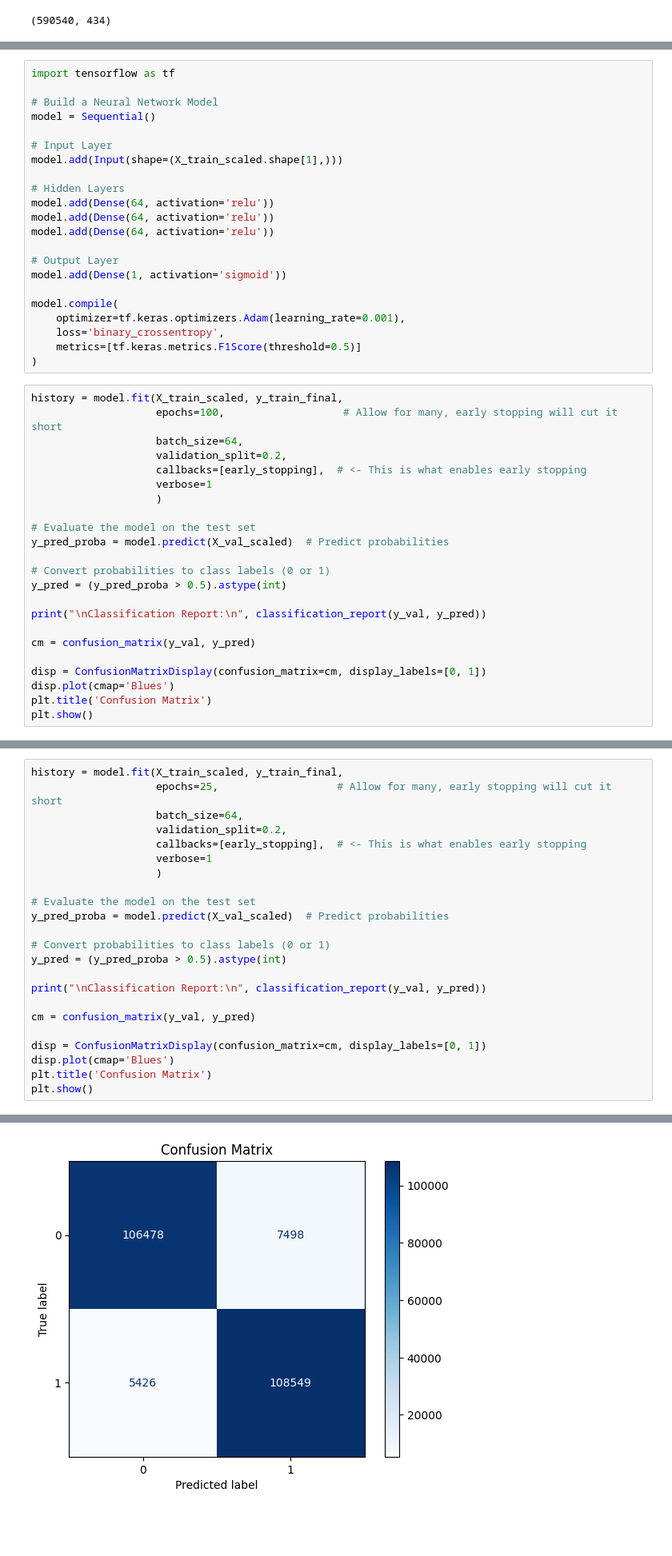
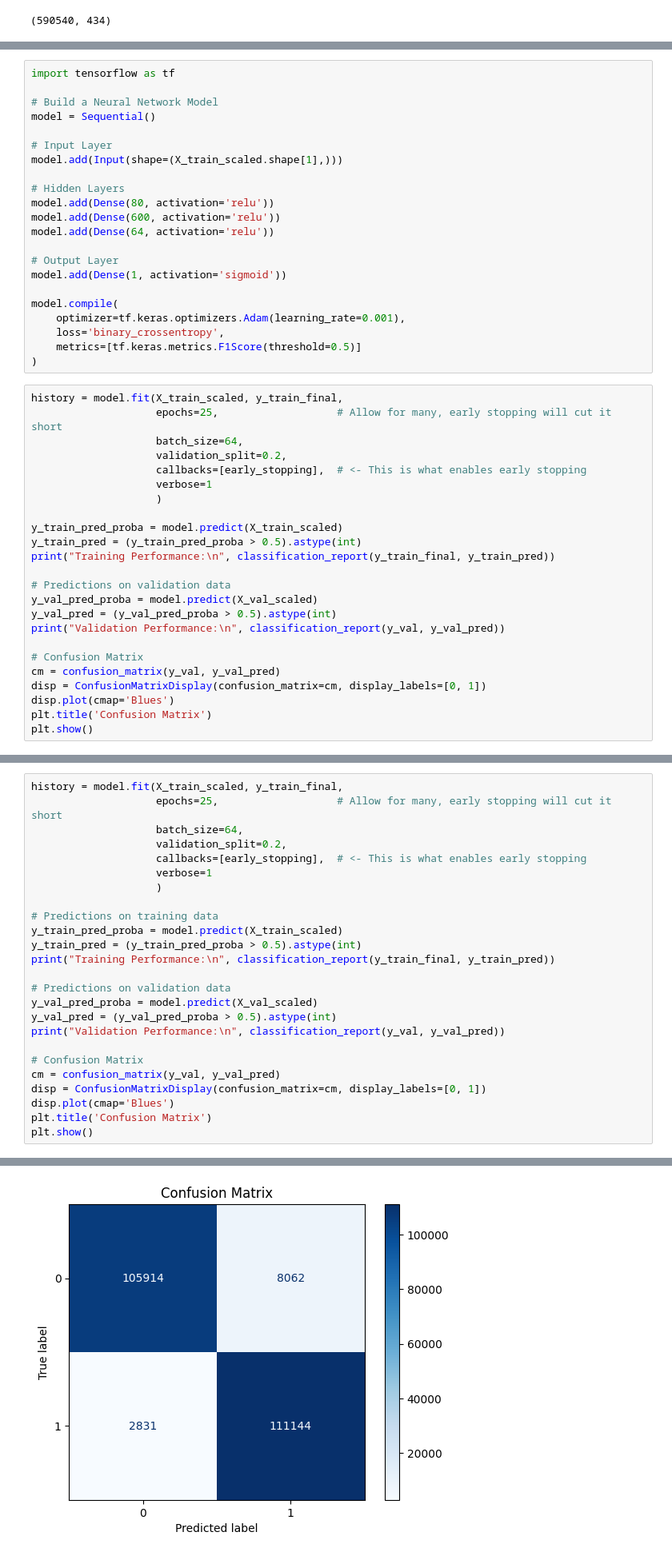
Before and after one commit to Marko-debug/Prediction-of-Fraud-transactions, a Jupyter notebook: models/TensorFlow.ipynb, the cells around one changed output, grey strips where cells are left out. Shown at 80% size. Cells and saved outputs as stored; diff of their text form; blank space fills up the shorter version.

```diff
--- a/models/TensorFlow.ipynb
+++ b/models/TensorFlow.ipynb
@@ -161,8 +149,8 @@ model = Sequential()
 model.add(Input(shape=(X_train_scaled.shape[1],)))
 
 # Hidden Layers
-model.add(Dense(64, activation='relu'))
-model.add(Dense(64, activation='relu'))
+model.add(Dense(80, activation='relu'))
+model.add(Dense(600, activation='relu'))
 model.add(Dense(64, activation='relu'))
 
 # Output Layer
@@ -175,23 +163,24 @@ model.compile(
 )
 # %%
 history = model.fit(X_train_scaled, y_train_final,
-                    epochs=100,                   # Allow for many, early stopping will cut it short
+                    epochs=25,                   # Allow for many, early stopping will cut it short
                     batch_size=64,
                     validation_split=0.2,
                     callbacks=[early_stopping],  # <- This is what enables early stopping
                     verbose=1
                     )
 
-# Evaluate the model on the test set
-y_pred_proba = model.predict(X_val_scaled)  # Predict probabilities
+y_train_pred_proba = model.predict(X_train_scaled)
+y_train_pred = (y_train_pred_proba > 0.5).astype(int)
+print("Training Performance:\n", classification_report(y_train_final, y_train_pred))
 
-# Convert probabilities to class labels (0 or 1)
-y_pred = (y_pred_proba > 0.5).astype(int)
+# Predictions on validation data
+y_val_pred_proba = model.predict(X_val_scaled)
+y_val_pred = (y_val_pred_proba > 0.5).astype(int)
+print("Validation Performance:\n", classification_report(y_val, y_val_pred))
 
-print("\nClassification Report:\n", classification_report(y_val, y_pred))
-
-cm = confusion_matrix(y_val, y_pred)
-
+# Confusion Matrix
+cm = confusion_matrix(y_val, y_val_pred)
 disp = ConfusionMatrixDisplay(confusion_matrix=cm, display_labels=[0, 1])
 disp.plot(cmap='Blues')
 plt.title('Confusion Matrix')
@@ -325,16 +312,18 @@ history = model.fit(X_train_scaled, y_train_final,
                     verbose=1
                     )
 
-# Evaluate the model on the test set
-y_pred_proba = model.predict(X_val_scaled)  # Predict probabilities
+# Predictions on training data
+y_train_pred_proba = model.predict(X_train_scaled)
+y_train_pred = (y_train_pred_proba > 0.5).astype(int)
+print("Training Performance:\n", classification_report(y_train_final, y_train_pred))
 
-# Convert probabilities to class labels (0 or 1)
-y_pred = (y_pred_proba > 0.5).astype(int)
+# Predictions on validation data
+y_val_pred_proba = model.predict(X_val_scaled)
+y_val_pred = (y_val_pred_proba > 0.5).astype(int)
+print("Validation Performance:\n", classification_report(y_val, y_val_pred))
 
-print("\nClassification Report:\n", classification_report(y_val, y_pred))
-
-cm = confusion_matrix(y_val, y_pred)
-
+# Confusion Matrix
+cm = confusion_matrix(y_val, y_val_pred)
 disp = ConfusionMatrixDisplay(confusion_matrix=cm, display_labels=[0, 1])
 disp.plot(cmap='Blues')
 plt.title('Confusion Matrix')
@@ -360,4 +349,4 @@ weighted avg       0.94      0.94      0.94    227951
-[figure, old version]
+[figure, new version]
 # %%
 import matplotlib.pyplot as plt
 
```
Also changed, not shown: parts of 17 cells of this notebook.
